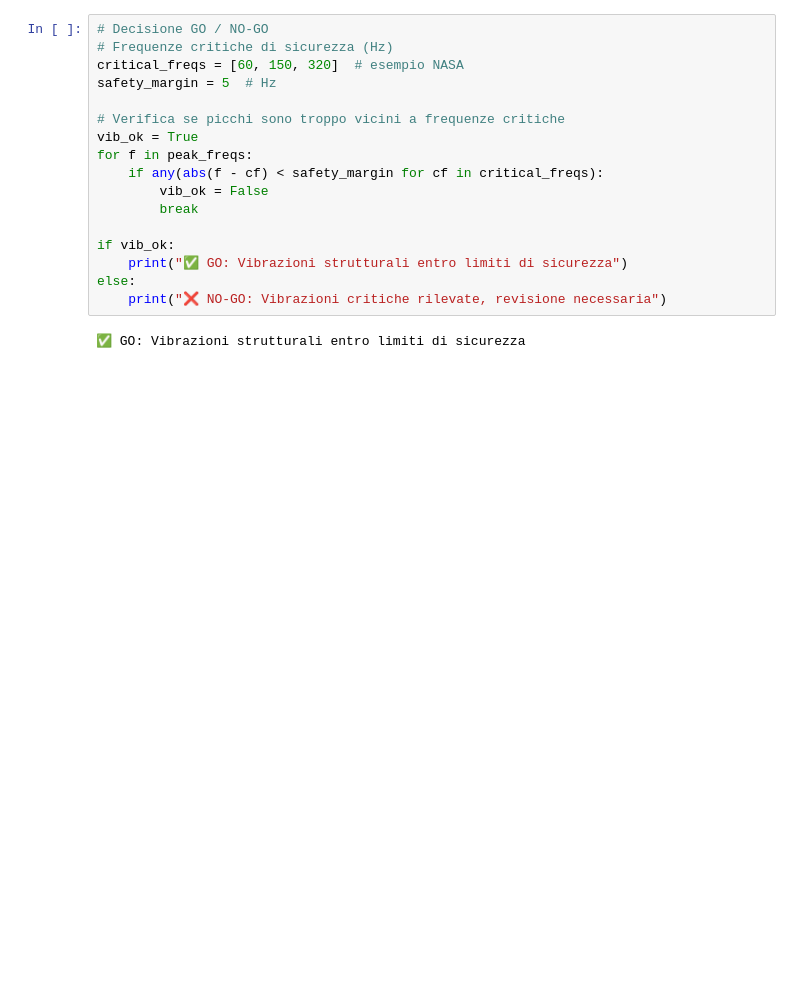
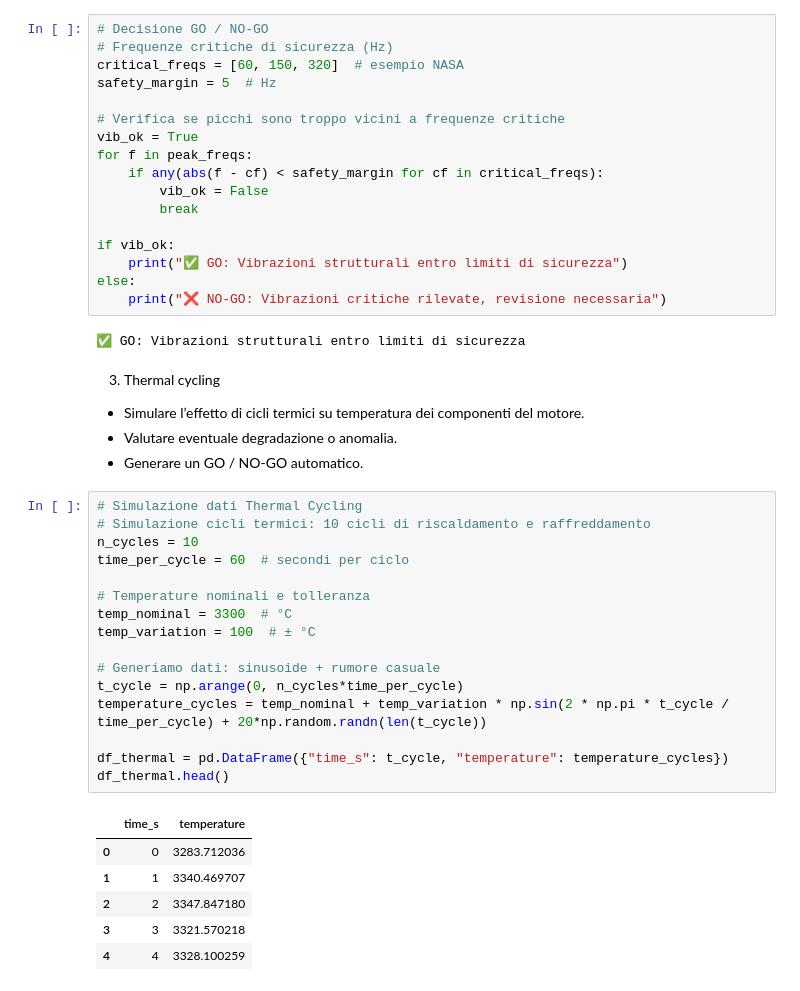
Before and after one commit to MrckHckr/artemis2-go-tests, a Jupyter notebook: notebooks/01_sls_propulsion.ipynb, the cells around one changed output. Drawn from its saved outputs; the diff is of its cells as text; blank space fills up the shorter version.

```diff
--- a/notebooks/01_sls_propulsion.ipynb
+++ b/notebooks/01_sls_propulsion.ipynb
@@ -235,3 +235,32 @@ else:
     print("❌ NO-GO: Vibrazioni critiche rilevate, revisione necessaria")
 # %% [output]
 ✅ GO: Vibrazioni strutturali entro limiti di sicurezza
+# %% [markdown]
+3. Thermal cycling
+
+*   Simulare l’effetto di cicli termici su temperatura dei componenti del motore.
+*   Valutare eventuale degradazione o anomalia.
+*   Generare un GO / NO-GO automatico.
+# %%
+# Simulazione dati Thermal Cycling
+# Simulazione cicli termici: 10 cicli di riscaldamento e raffreddamento
+n_cycles = 10
+time_per_cycle = 60  # secondi per ciclo
+
+# Temperature nominali e tolleranza
+temp_nominal = 3300  # °C
+temp_variation = 100  # ± °C
+
+# Generiamo dati: sinusoide + rumore casuale
+t_cycle = np.arange(0, n_cycles*time_per_cycle)
+temperature_cycles = temp_nominal + temp_variation * np.sin(2 * np.pi * t_cycle / time_per_cycle) + 20*np.random.randn(len(t_cycle))
+
+df_thermal = pd.DataFrame({"time_s": t_cycle, "temperature": temperature_cycles})
+df_thermal.head()
+# %% [output]
+|  | time_s | temperature |
+| 0 | 0 | 3283.712036 |
+| 1 | 1 | 3340.469707 |
+| 2 | 2 | 3347.847180 |
+| 3 | 3 | 3321.570218 |
+| 4 | 4 | 3328.100259 |
```
Also changed, not shown: parts of 4 cells of this notebook.
